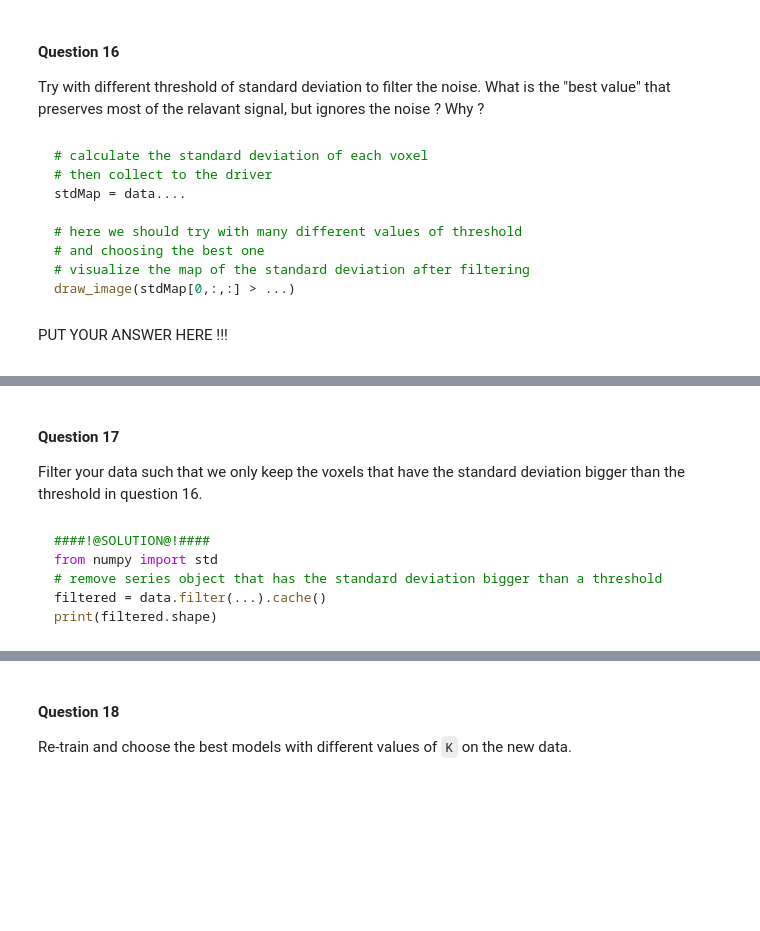
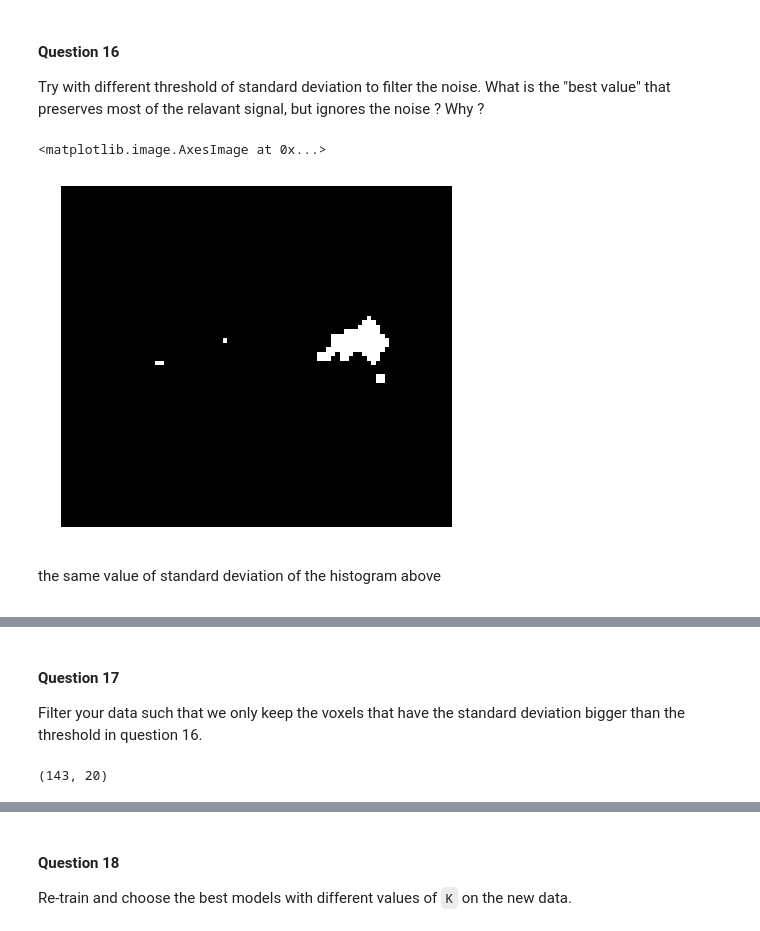
Before and after one commit to and29/Algorithmic-Machine-Learning, a Jupyter notebook: Notebooks/Solutions/[Lecture 12+13] Analyzing Neuroimaging Data with PySpark and Thunder/[Lecture 12+13] Analyzing Neuroimaging Data with PySpark and Thunder.ipynb, the cells around one changed output, grey strips where cells are left out. Saved outputs shown, nothing was run; the diff lists cells and outputs as text; code cells hidden in the pictures; blank space fills up the shorter version.

````diff
--- a/Notebooks/Solutions/[Lecture 12+13] Analyzing Neuroimaging Data with PySpark and Thunder/[Lecture 12+13] Analyzing Neuroimaging Data with PySpark and Thunder.ipynb
+++ b/Notebooks/Solutions/[Lecture 12+13] Analyzing Neuroimaging Data with PySpark and Thunder/[Lecture 12+13] Analyzing Neuroimaging Data with PySpark and Thunder.ipynb
@@ -840,23 +855,25 @@ One problem with what we've done so far is that clustering was performed on all
 
 #### Question 16
 Try with different threshold of standard deviation to filter the noise. What is the "best value" that preserves most of the relavant signal, but ignores the noise ? Why ?
-# %% [markdown]
-```python
-# calculate the standard deviation of each voxel
-# then collect to the driver
-stdMap = data....
-
-# here we should try with many different values of threshold
-# and choosing the best one
-# visualize the map of the standard deviation after filtering
-draw_image(stdMap[0,:,:] > ...)
-```
-# %% [markdown]
-<div class="answer">
-
-PUT YOUR ANSWER HERE !!!
-
-</div>
+# %%
+# calculate the standard deviation of each voxel
+# then collect to the driver
+stdMap = data.map(lambda x: x.std()).toarray()
+
+# here we should try with many different values of threshold
+# and choosing the best one
+# visualize the map of the standard deviation after filtering
+
+threshold = 0.09
+draw_image(stdMap[0,:,:] > threshold)
+# %% [output]
+<matplotlib.image.AxesImage at 0x...>
+[figure, added]
+# %% [markdown]
+<div class="answer">
+
+the same value of standard deviation of the histogram above
+</div>
 # %% [markdown]
 ![](https://farm2.staticflickr.com/1604/24934700445_833f0a5649_t.jpg)
 # %% [markdown]
@@ -864,14 +881,14 @@ PUT YOUR ANSWER HERE !!!
 
 #### Question 17
 Filter your data such that we only keep the voxels that have the standard deviation bigger than the threshold in question 16.
-# %% [markdown]
-```python
-####!@SOLUTION@!####
-from numpy import std
-# remove series object that has the standard deviation bigger than a threshold
-filtered = data.filter(...).cache()
-print(filtered.shape)
-```
+# %%
+####!@SOLUTION@!####
+from numpy import std
+# remove series object that has the standard deviation bigger than a threshold
+filtered = data.filter(lambda x: x.std() > threshold).cache()
+print(filtered.shape)
+# %% [output]
+(143, 20)
 # %% [markdown]
 ![](https://farm2.staticflickr.com/1604/24934700445_833f0a5649_t.jpg)
 # %% [markdown]
````
Also changed, not shown: parts of 15 cells of this notebook.
